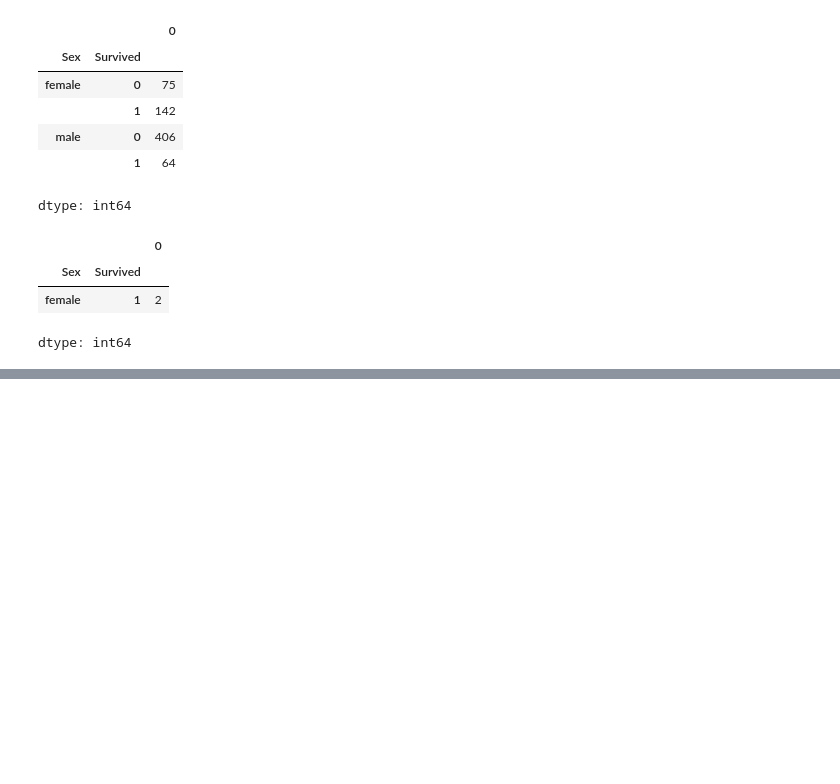
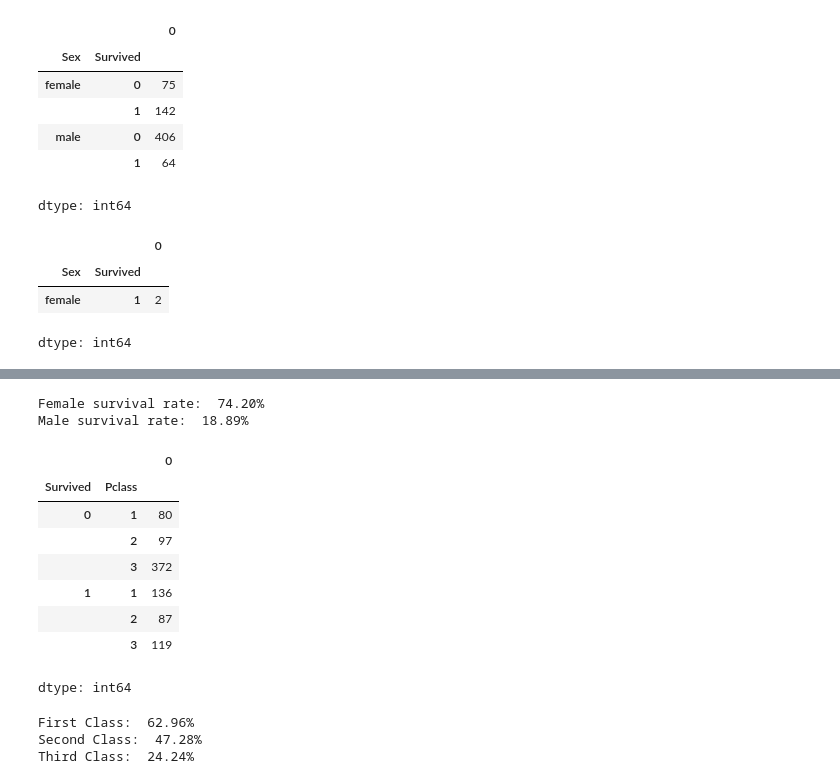
Before and after one commit to Czrvillareal/activities, a Jupyter notebook: lab1_titanic_villareal.ipynb, the cells around one changed output, grey strips where cells are left out. Saved outputs shown, nothing was run; the diff lists cells and outputs as text; code cells hidden in the pictures; blank space fills up the shorter version.

```diff
--- a/lab1_titanic_villareal.ipynb
+++ b/lab1_titanic_villareal.ipynb
@@ -152,3 +165,36 @@ df["Survived"].mean()
+# %%
+male_rate = df[df["Sex"]== 'male']['Survived'].mean()
+female_rate = df[df["Sex"]== 'female']['Survived'].mean()
+
+print(f"Female survival rate: {female_rate * 100: .2f}%")
+print(f"Male survival rate: {male_rate * 100: .2f}%")
+# %% [output]
+Female survival rate:  74.20%
+Male survival rate:  18.89%
+# %%
+df.groupby(['Survived','Pclass']).size()
+# %% [output]
+|  |  | 0 |
+| Survived | Pclass |  |
+| 0 | 1 | 80 |
+|  | 2 | 97 |
+|  | 3 | 372 |
+| 1 | 1 | 136 |
+|  | 2 | 87 |
+|  | 3 | 119 |
+dtype: int64
+# %%
+c1_survivalRate = df[df["Pclass"]== 1]['Survived'].mean()
+c2_survivalRate = df[df["Pclass"]== 2]['Survived'].mean()
+c3_survivalRate = df[df["Pclass"]== 3]['Survived'].mean()
+
+print(f"First Class: {c1_survivalRate * 100: .2f}%")
+print(f"Second Class: {c2_survivalRate * 100: .2f}%")
+print(f"Third Class: {c3_survivalRate * 100: .2f}%")
+# %% [output]
+First Class:  62.96%
+Second Class:  47.28%
+Third Class:  24.24%
 # %% [markdown]
 ## Question 3
 
```
Also changed, not shown: parts of 9 cells of this notebook.
